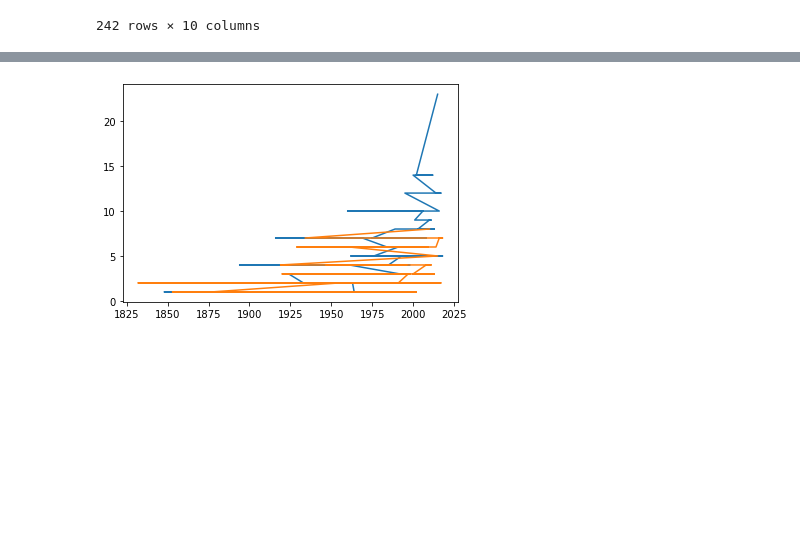
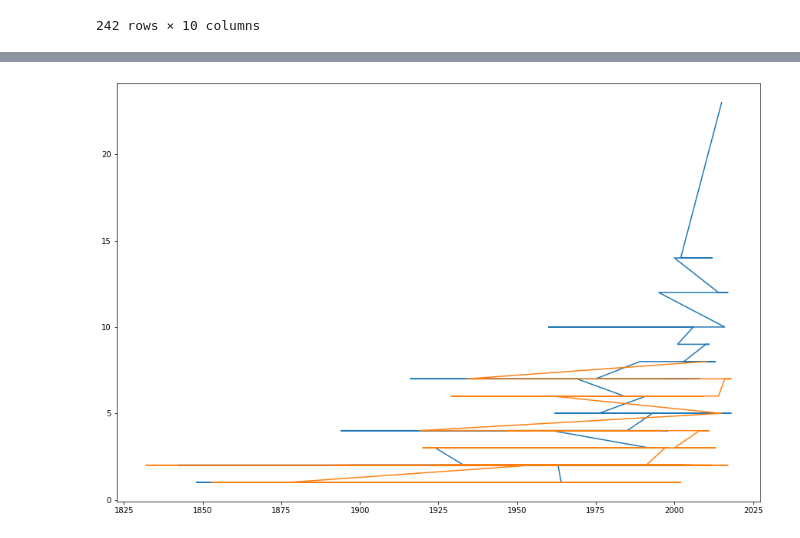
Before and after one commit to Diegon8/SharkAttack-, a Jupyter notebook: Hypothesis_1.ipynb, the cells around one changed output, grey strips where cells are left out. Drawn from its saved outputs; the diff is of its cells as text; code cells hidden in the pictures; blank space fills up the shorter version.

```diff
--- a/Hypothesis_1.ipynb
+++ b/Hypothesis_1.ipynb
@@ -120,7 +147,7 @@ AUS_legs_per_year = attackAUSL['realYear'].value_counts()
 # %%
+plt.figure(figsize=(15,10))
 plt.plot(USA_legs_per_year)
 plt.plot(AUS_legs_per_year)
-
 plt.show()
 # %% [output]
-[figure, old version]
+[figure, new version]
```
Also changed, not shown: parts of 1 cell of this notebook.
